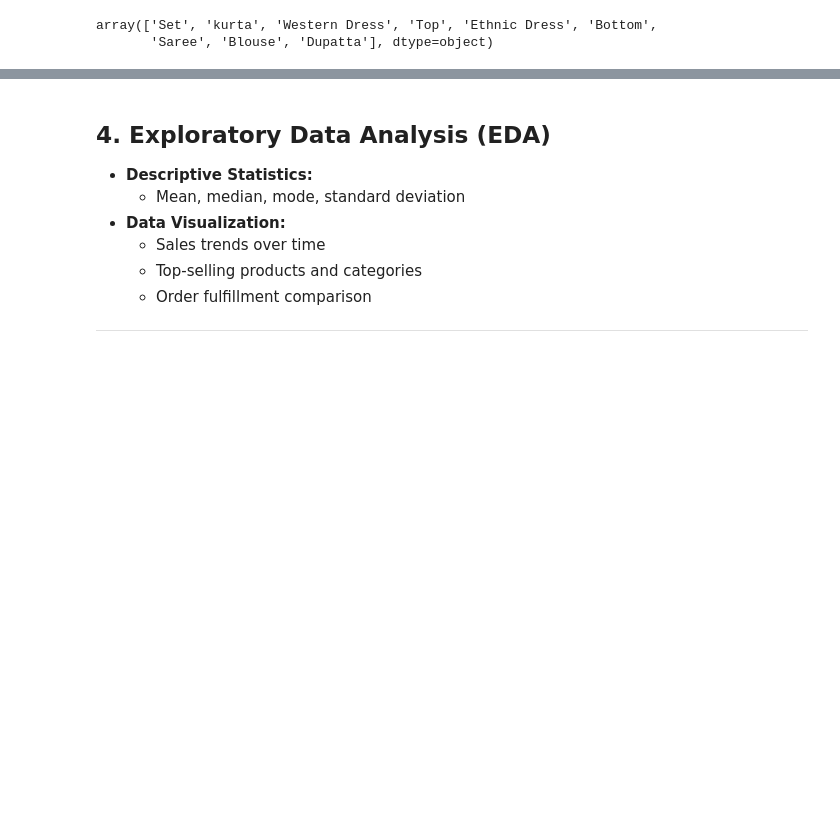
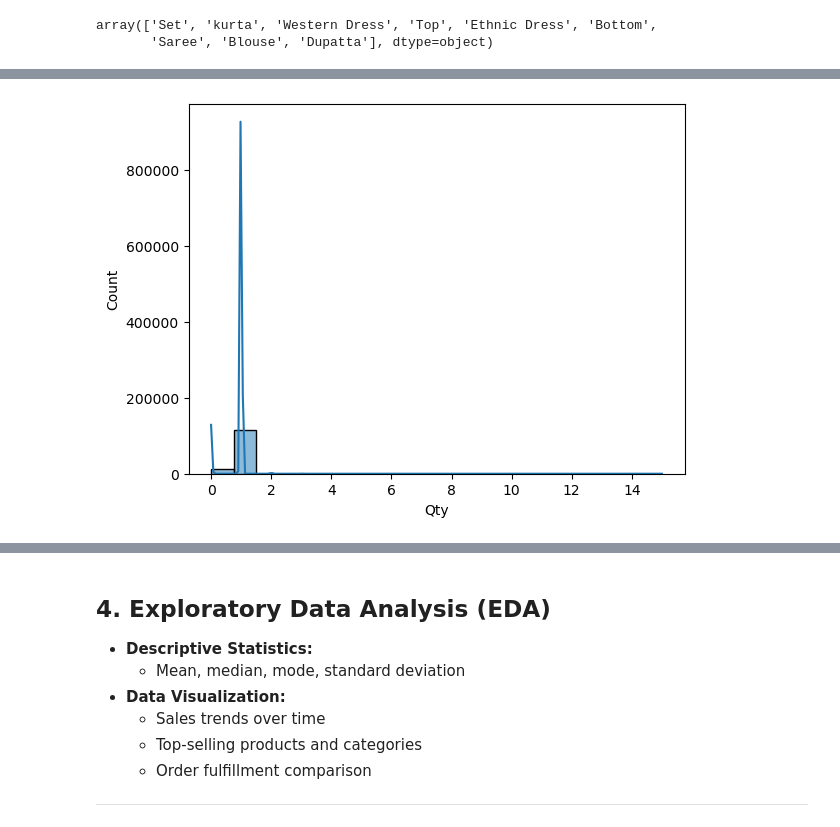
Before and after one commit to subhashisrath/Amazon_Sales_Analysis, a Jupyter notebook: notebooks/Amazon_salesdata_Analysis.ipynb, the cells around one changed output, grey strips where cells are left out. Saved outputs shown, nothing was run; the diff lists cells and outputs as text; code cells hidden in the pictures; blank space fills up the shorter version.

```diff
--- a/notebooks/Amazon_salesdata_Analysis.ipynb
+++ b/notebooks/Amazon_salesdata_Analysis.ipynb
@@ -415,0 +459,5 @@ dtype: object
+# %%
+sns.histplot(amazon_df_cleaned['Qty'], bins = 20, kde = True)
+plt.show()
+# %% [output]
+[figure, added]
```
Also changed, not shown: parts of 38 cells of this notebook, 1 other file.
